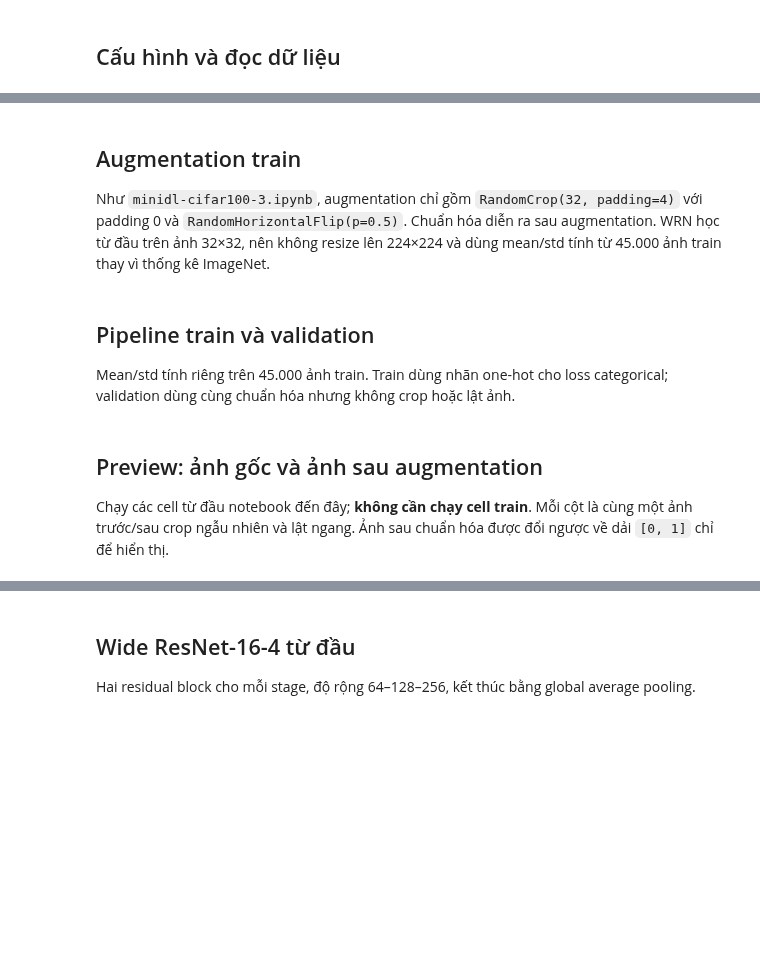
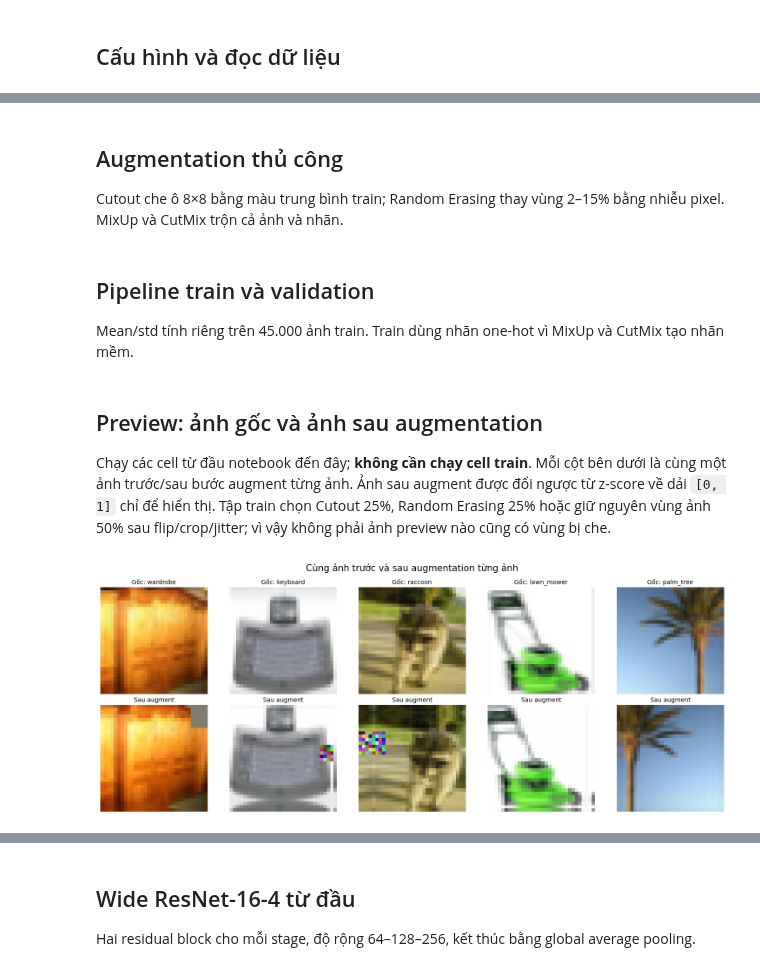
Before and after one commit to dquangbach/cifar-100-deep-learning, a Jupyter notebook: build_wrn.ipynb, the cells around one changed output, grey strips where cells are left out. Drawn from its saved outputs; the diff is of its cells as text; code cells hidden in the pictures; blank space fills up the shorter version.

```diff
--- a/build_wrn.ipynb
+++ b/build_wrn.ipynb
@@ -51,4 +59,4 @@ def load_cifar100(data_dir: Path = PROJECT_DIR / "cifar-100"):
 # %% [markdown]
-## Augmentation train
+## Augmentation thủ công
 
-Như `minidl-cifar100-3.ipynb`, augmentation chỉ gồm `RandomCrop(32, padding=4)` với padding 0 và `RandomHorizontalFlip(p=0.5)`. Chuẩn hóa diễn ra sau augmentation. WRN học từ đầu trên ảnh 32×32, nên không resize lên 224×224 và dùng mean/std tính từ 45.000 ảnh train thay vì thống kê ImageNet.
+Cutout che ô 8×8 bằng màu trung bình train; Random Erasing thay vùng 2–15% bằng nhiễu pixel. MixUp và CutMix trộn cả ảnh và nhãn.
@@ -55,14 +143,33 @@ Như `minidl-cifar100-3.ipynb`, augmentation chỉ gồm `RandomCrop(32, padding
 # %% [markdown]
 ## Pipeline train và validation
 
-Mean/std tính riêng trên 45.000 ảnh train. Train dùng nhãn one-hot cho loss categorical; validation dùng cùng chuẩn hóa nhưng không crop hoặc lật ảnh.
+Mean/std tính riêng trên 45.000 ảnh train. Train dùng nhãn one-hot vì MixUp và CutMix tạo nhãn mềm.
 # %%
-def augment_image(image: tf.Tensor, mean: tf.Tensor, std: tf.Tensor) -> tf.Tensor:
-    """Apply the reference notebook's crop and horizontal flip at 32x32."""
+def augment_image(image: tf.Tensor, mean: tf.Tensor, std: tf.Tensor, config: TrainConfig) -> tf.Tensor:
+    """Augment one training image and return its normalized pixels."""
     image = tf.cast(image, tf.float32) / 255.0
-    image = tf.pad(image, [[4, 4], [4, 4], [0, 0]])  # RandomCrop padding=4 uses zero fill.
+    image = tf.image.random_flip_left_right(image)
+    image = tf.pad(image, [[4, 4], [4, 4], [0, 0]], mode="REFLECT")
     image = tf.image.random_crop(image, [IMAGE_SIZE, IMAGE_SIZE, 3])
-    image = tf.image.random_flip_left_right(image)
+
+    def jitter():
+        x = tf.image.random_brightness(image, max_delta=0.05)
+        x = tf.image.random_contrast(x, lower=0.9, upper=1.1)
+        x = tf.image.random_saturation(x, lower=0.9, upper=1.1)
+        x = tf.image.random_hue(x, max_delta=0.02)
+        return tf.clip_by_value(x, 0.0, 1.0)
+
+    image = tf.cond(tf.random.uniform([]) < 0.8, jitter, lambda: image)
+    choice = tf.random.uniform([])
+    image = tf.cond(
+        choice < config.cutout_probability,
+        lambda: _random_cutout(image, mean),
+        lambda: tf.cond(
+            choice < config.cutout_probability + config.erasing_probability,
+            lambda: _random_erasing(image),
+            lambda: image,
+        ),
+    )
     return (image - mean) / std
 
 
@@ -80,17 +187,30 @@ def make_datasets(config: TrainConfig):
     autotune = tf.data.AUTOTUNE
 
     def augment(image, label):
-        return augment_image(image, mean, std), tf.one_hot(label, NUM_CLASSES)
+        return augment_image(image, mean, std, config), tf.one_hot(label, NUM_CLASSES)
 
     def clean(image, label):
         image = (tf.cast(image, tf.float32) / 255.0 - mean) / std
         return image, tf.one_hot(label, NUM_CLASSES)
+
+    def mix_batch(images, labels):
+        choice = tf.random.uniform([])
+        return tf.cond(
+            choice < config.mix_probability,
+            lambda: _mixup(images, labels, config.mix_alpha),
+            lambda: tf.cond(
+                choice < config.mix_probability + config.cutmix_probability,
+                lambda: _cutmix(images, labels, config.cutmix_alpha),
+                lambda: (images, labels),
+            ),
+        )
 
     train_ds = (
         tf.data.Dataset.from_tensor_slices((train_x, train_y))
         .shuffle(len(train_x), seed=config.seed + 1, reshuffle_each_iteration=True)
         .map(augment, num_parallel_calls=autotune)
         .batch(config.batch_size)
+        .map(mix_batch, num_parallel_calls=autotune)
         .prefetch(autotune)
     )
     val_ds = (
@@ -103,7 +223,7 @@ def make_datasets(config: TrainConfig):
 # %% [markdown]
 ## Preview: ảnh gốc và ảnh sau augmentation
 
-Chạy các cell từ đầu notebook đến đây; **không cần chạy cell train**. Mỗi cột là cùng một ảnh trước/sau crop ngẫu nhiên và lật ngang. Ảnh sau chuẩn hóa được đổi ngược về dải `[0, 1]` chỉ để hiển thị.
+Chạy các cell từ đầu notebook đến đây; **không cần chạy cell train**. Mỗi cột bên dưới là cùng một ảnh trước/sau bước augment từng ảnh. Ảnh sau augment được đổi ngược từ z-score về dải `[0, 1]` chỉ để hiển thị. Tập train chọn Cutout 25%, Random Erasing 25% hoặc giữ nguyên vùng ảnh 50% sau flip/crop/jitter; vì vậy không phải ảnh preview nào cũng có vùng bị che.
 # %%
 import matplotlib.pyplot as plt
 
@@ -117,31 +237,33 @@ train_labels_for_preview = all_train_labels[train_indices]
 preview_mean = train_images_for_preview.mean(axis=(0, 1, 2), dtype=np.float64) / 255.0
 preview_std = train_images_for_preview.std(axis=(0, 1, 2), dtype=np.float64) / 255.0
 preview_ids = np.random.default_rng(7).choice(len(train_indices), size=5, replace=False)
 preview_images = train_images_for_preview[preview_ids].copy()
 preview_labels = train_labels_for_preview[preview_ids].copy()
 with (PROJECT_DIR / "cifar-100" / "meta").open("rb") as stream:
     class_names = [name.decode("utf-8") for name in pickle.load(stream, encoding="bytes")[b"fine_label_names"]]
 del all_train_images, all_train_labels, train_images_for_preview, train_labels_for_preview
 
 mean_tf = tf.constant(preview_mean, tf.float32)
 std_tf = tf.constant(preview_std, tf.float32)
 
 def denormalize(image):
     return np.clip(np.asarray(image) * preview_std + preview_mean, 0.0, 1.0)
 
-augmented = [augment_image(tf.convert_to_tensor(image), mean_tf, std_tf)
+augmented = [augment_image(tf.convert_to_tensor(image), mean_tf, std_tf, preview_config)
              for image in preview_images]
 fig, axes = plt.subplots(2, len(preview_images), figsize=(15, 6))
 for index, (original, processed, label) in enumerate(zip(preview_images, augmented, preview_labels)):
     axes[0, index].imshow(original)
     axes[0, index].set_title(f"Gốc: {class_names[int(label)]}", fontsize=10)
     axes[1, index].imshow(denormalize(processed.numpy()))
     axes[1, index].set_title("Sau augment", fontsize=10)
     axes[0, index].axis("off")
     axes[1, index].axis("off")
 fig.suptitle("Cùng ảnh trước và sau augmentation từng ảnh", fontsize=15)
 fig.tight_layout()
 preview_dir = PROJECT_DIR / "artifacts" / "plots"
 preview_dir.mkdir(parents=True, exist_ok=True)
 fig.savefig(preview_dir / "wrn_before_after_augmentation.png", dpi=180, bbox_inches="tight")
 plt.show()
+# %% [output]
+[figure, added]
```
Also changed, not shown: parts of 10 cells of this notebook, 6 other files.
